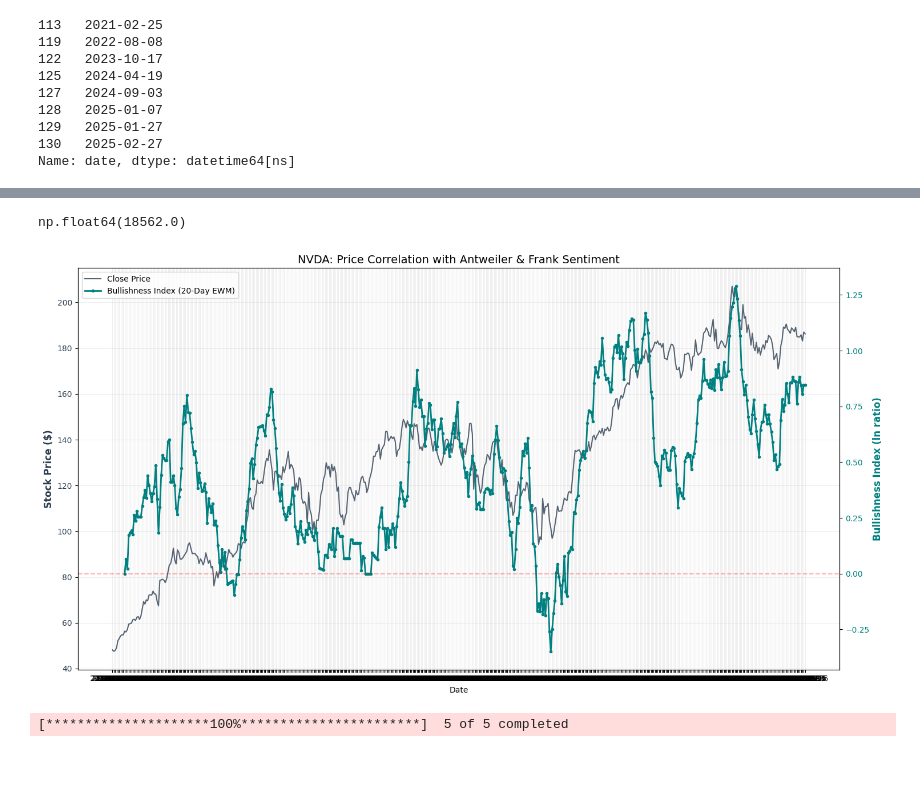
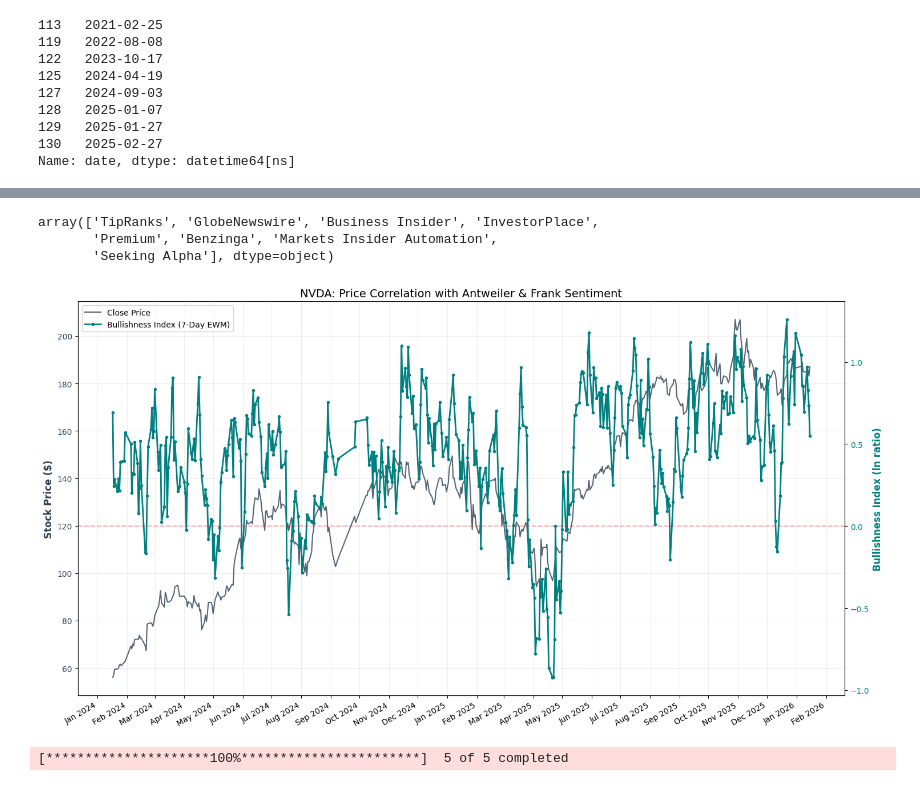
Before and after one commit to LeonSavi/T-M-Project, a Jupyter notebook: analysis.ipynb, the cells around one changed output, grey strips where cells are left out. Saved outputs shown, nothing was run; the diff lists cells and outputs as text; code cells hidden in the pictures.

```diff
--- a/analysis.ipynb
+++ b/analysis.ipynb
@@ -203,58 +180,72 @@ np.int64(0)
 # %%
+data.source.unique()
 # %% [output]
-np.float64(18562.0)
+array(['TipRanks', 'GlobeNewswire', 'Business Insider', 'InvestorPlace',
+       'Premium', 'Benzinga', 'Markets Insider Automation',
+       'Seeking Alpha'], dtype=object)
 # %%
 import matplotlib.pyplot as plt
+import matplotlib.dates as mdates  # <-- Import this for date formatting
 
 def plot_price_vs_sentiment(df, ticker):
     # Filter for the chosen stock
     stock_df = df[df['label'] == ticker].copy()
 
-    min_date = min((stock_df[['date','bullishness_index']].dropna())['date'])
+    # 1. ENSURE DATES ARE DATETIME OBJECTS
+    stock_df['date'] = pd.to_datetime(stock_df['date'])
 
-    stock_df = stock_df[stock_df['date']>='2024-01-01']
+    # Filter for date range
+    stock_df = stock_df[stock_df['date'] >= '2024-01-01']
+
+    # Sort by date to prevent line "criss-crossing"
+    stock_df = stock_df.sort_values('date')
 
     fig, ax1 = plt.subplots(figsize=(15, 8))
 
     # --- LEFT Y-AXIS: PRICE ---
-    # Prices are usually continuous, so this line will likely be solid
-    color_price = '#2c3e50' # Dark blue-grey
+    color_price = '#2c3e50'
     ax1.plot(stock_df['date'], stock_df['price'], color=color_price,
              linewidth=1.5, label='Close Price', alpha=0.8)
 
     ax1.set_ylabel('Stock Price ($)', color=color_price, fontsize=12, fontweight='bold')
     ax1.tick_params(axis='y', labelcolor=color_price)
     ax1.grid(True, alpha=0.2)
 
     # --- RIGHT Y-AXIS: BULLISHNESS ---
-    # This line will break wherever 'bullishness_index' is NaN
     ax2 = ax1.twinx()
-    color_bull = '#008080' # Teal
-    ax2.plot(stock_df['date'], stock_df['bullishness_index'].ewm(span=20, adjust=False).mean(), color=color_bull,
-             linewidth=2, marker='o', markersize=3, label='Bullishness Index (20-Day EWM)')
+    color_bull = '#008080'
+    # Calculating EWM
+    bull_ewm = stock_df['bullishness_index'].ewm(span=7, adjust=False).mean()
+
+    ax2.plot(stock_df['date'], bull_ewm, color=color_bull,
+             linewidth=2, marker='o', markersize=3, label='Bullishness Index (7-Day EWM)')
 
     ax2.set_ylabel('Bullishness Index (ln ratio)', color=color_bull, fontsize=12, fontweight='bold')
     ax2.tick_params(axis='y', labelcolor=color_bull)
-
-    # Add a horizontal line at 0 for neutral sentiment
     ax2.axhline(0, color='red', linestyle='--', alpha=0.3)
 
-    # Title and Legends
+    # --- 2. IMPROVE X-AXIS DATES ---
+    # Set major ticks to months and minor ticks to weeks
+    ax1.xaxis.set_major_locator(mdates.MonthLocator())
+    ax1.xaxis.set_major_formatter(mdates.DateFormatter('%b %Y'))
+
+    # Auto-rotate dates to prevent overlapping
+    fig.autofmt_xdate()
+
     plt.title(f'{ticker}: Price Correlation with Antweiler & Frank Sentiment', fontsize=14)
-    ax1.set_xlabel('Date')
 
     # Combined legend
     lines1, labels1 = ax1.get_legend_handles_labels()
     lines2, labels2 = ax2.get_legend_handles_labels()
     ax1.legend(lines1 + lines2, labels1 + labels2, loc='upper left', frameon=True)
 
     plt.tight_layout()
     plt.show()
 
 # Usage:
 plot_price_vs_sentiment(combined_df, 'NVDA')
 # %% [output]
-[figure, old version]
+[figure, new version]
 # %%
 stock_anomaly = StockAnomaly()
 
```
Also changed, not shown: parts of 5 cells of this notebook, 1 other file.
